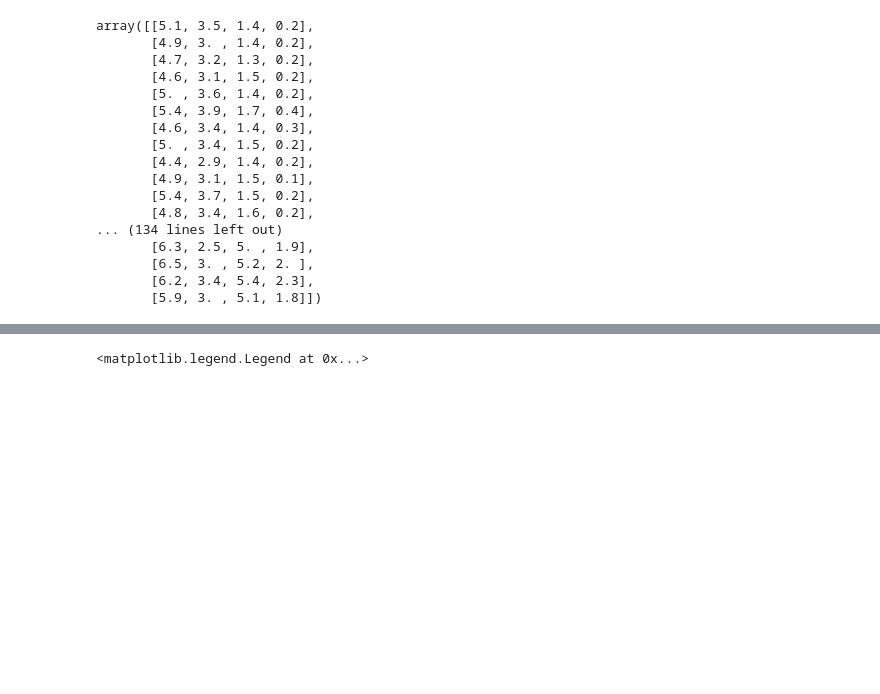
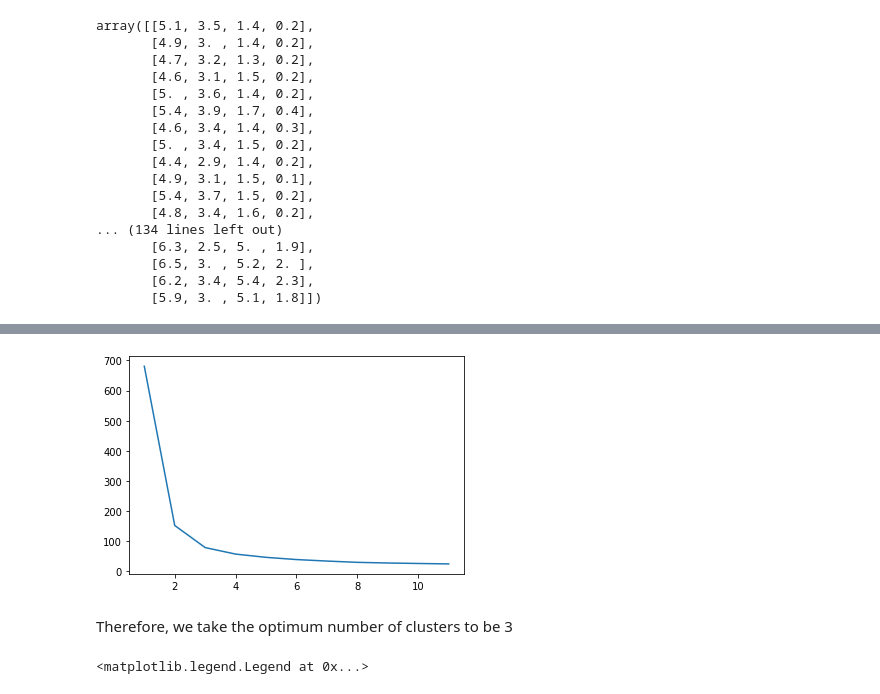
Before and after one commit to harsh-rakesh/iris_prediction, a Jupyter notebook: Iris_Prediction_using_Kmeans.ipynb, the cells around one changed output, grey strips where cells are left out. Saved outputs shown, nothing was run; the diff lists cells and outputs as text; code cells hidden in the pictures; blank space fills up the shorter version.

```diff
--- a/Iris_Prediction_using_Kmeans.ipynb
+++ b/Iris_Prediction_using_Kmeans.ipynb
@@ -41,3 +43,13 @@ array([[5.1, 3.5, 1.4, 0.2],
        [6.5, 3. , 5.2, 2. ],
        [6.2, 3.4, 5.4, 2.3],
        [5.9, 3. , 5.1, 1.8]])
+# %%
+#Predicting optimum number of clusters using elbow rule
+
+losses = []
+for i in range(1,12):
+  kmodel = KMeans(i)
+  kmodel.fit(x)
+
+  losses.append(kmodel.inertia_)
+losses
@@ -44,3 +68,10 @@ array([[5.1, 3.5, 1.4, 0.2],
+# %%
+plt.plot(range(1,12),losses)
+plt.show()
+# %% [output]
+[figure, added]
+# %% [markdown]
+Therefore, we take the optimum number of clusters to be 3
 # %%
 #Training the model
 from sklearn.cluster import KMeans
```
Also changed, not shown: parts of 2 cells of this notebook.
